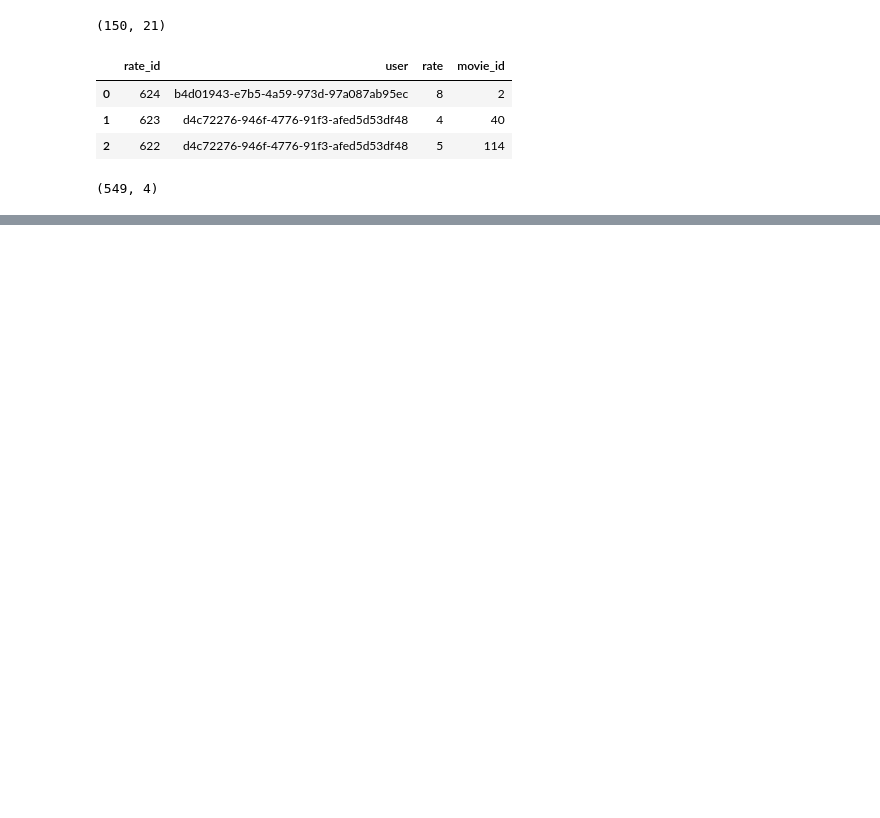
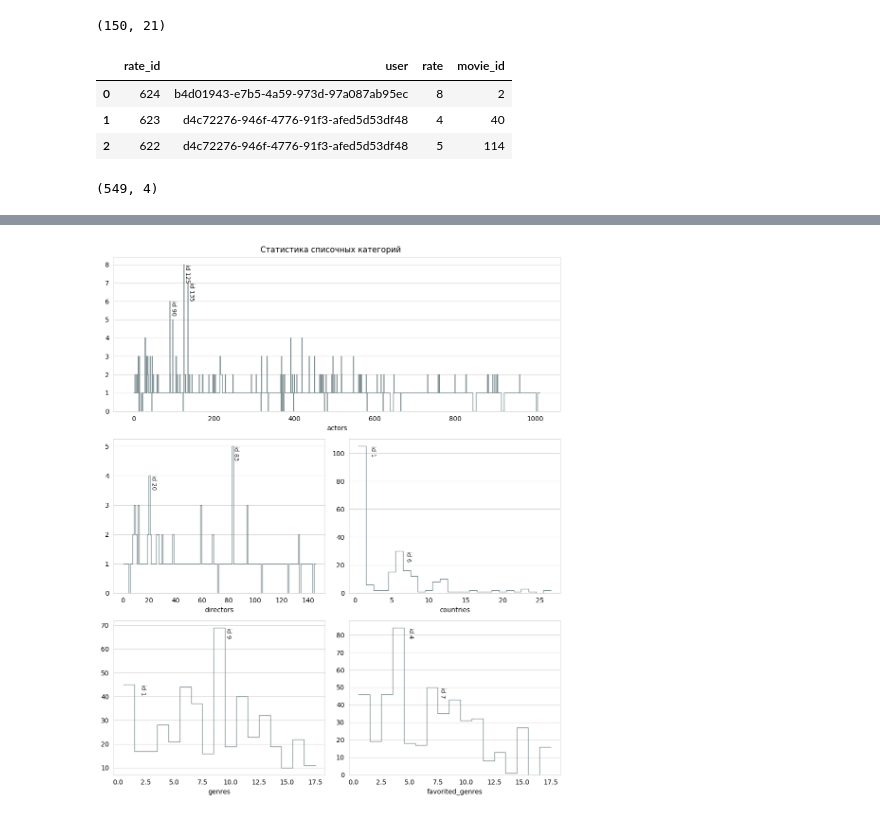
Before and after one commit to eilyich/Kinotochka_model_dev, a Jupyter notebook: model/model_dev_notebook.ipynb, the cells around one changed output, grey strips where cells are left out. Saved outputs shown, nothing was run; the diff lists cells and outputs as text; code cells hidden in the pictures; blank space fills up the shorter version.

```diff
--- a/model/model_dev_notebook.ipynb
+++ b/model/model_dev_notebook.ipynb
@@ -168,0 +307,73 @@ data_metrics_json = kh.data_metrics(mode='load')
+# %%
+def hist(column, ax, highlights=0):
+
+    """
+    Рисует гистограмму списочных категориальных значений из указанной колонки с возможностью выделения наибольших значений.
+
+    Параметры:
+    column : str -- Название колонки из датафрейма 'fixed_data', содержащий (!) списки категорий.
+    ax : объект matplotlib Axis -- Ось, на которой будет нарисована гистограмма.
+    highlights : int, необязательный (по умолчанию равен 0) --
+        Количество наибольших значений для выделения на гистограмме. Если указано 0, выделения не происходит.
+
+    - Для построения используется функция histplot из библиотеки seaborn.
+    - Данные извлекаются из датафрейма 'fixed_data', который должен быть определен глобально.
+    - Рассматриваются только уникальные идентификаторы фильмов из 'fixed_data'.
+
+    Применяется внутри объявленного объекта figure
+    (не создаёт самостоятельные сабплоты - их нужно создать перед вызовом функции)
+
+    """
+
+    x_vals = np.concatenate(fixed_data.drop_duplicates(subset='movie_id')[column].tolist())
+    bins = np.max(x_vals)
+    sns.histplot(x=x_vals,
+                 color='#7d8d91',
+                 bins=bins,
+                 element='step',
+                 lw=1,
+                 discrete=True,
+                 fill=False,
+                 ax=ax)
+    ax.xaxis.grid(False)
+
+
+    if highlights > 0:
+        hist_values, bin_edges = np.histogram(x_vals, bins=bins)
+        top3_indices = np.argsort(hist_values)[-highlights:]
+        top3_y = hist_values[top3_indices]
+        top3_x = bin_edges[top3_indices]
+
+        for x, y in zip(top3_x, top3_y):
+            ax.text(x+1,
+                    y,
+                    f'id {int(np.ceil(x))}',
+                    rotation=-90,
+                    size=9,
+                    verticalalignment='top',
+                    horizontalalignment='left')
+
+    plt.sca(ax)
+    plt.xlabel(column)
+    plt.ylabel('')
+
+fig = plt.figure(figsize=(10, 12))
+
+ax1=plt.subplot2grid((3, 1), (0, 0), colspan=1)
+ax2=plt.subplot2grid((3, 2), (1, 0), colspan=1)
+ax3=plt.subplot2grid((3, 2), (1, 1), colspan=1)
+ax4=plt.subplot2grid((3, 2), (2, 0), colspan=1)
+ax5=plt.subplot2grid((3, 2), (2, 1), colspan=1)
+
+hist('actors', ax1, 3)
+hist('directors', ax2, 2)
+hist('countries', ax3, 2)
+hist('genres', ax4, 2)
+hist('favorited_genres', ax5, 2)
+
+plt.suptitle('Статистика списочных категорий')
+plt.tight_layout()
+plt.show()
+plt.close()
+# %% [output]
+[figure, added]
```
Also changed, not shown: parts of 49 cells of this notebook, 3 other files.
